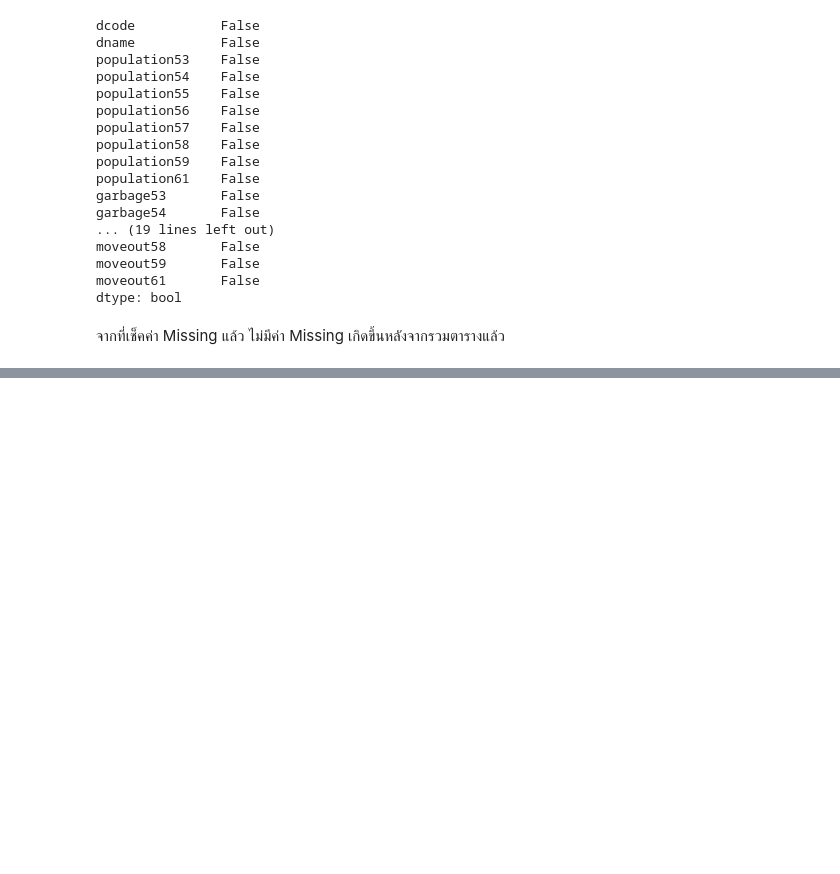
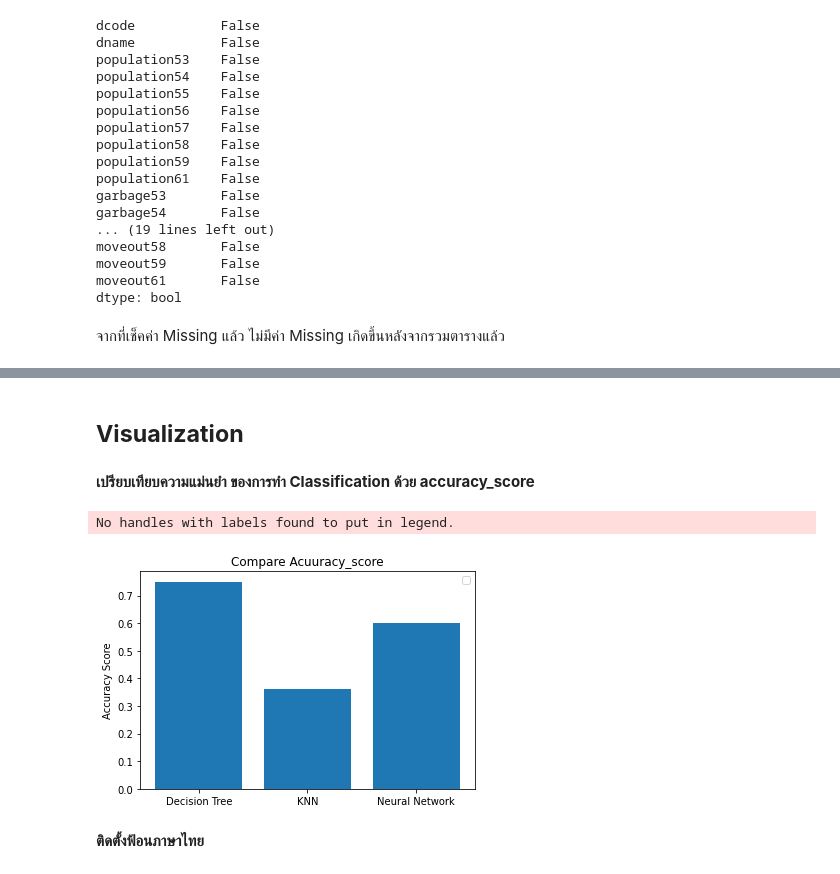
Before and after one commit to pondbaahh/DWDM21, a Jupyter notebook: Project_SUKUNA.ipynb, the cells around one changed output, grey strips where cells are left out. Cells and saved outputs as stored; diff of their text form; code cells hidden in the pictures; blank space fills up the shorter version.

```diff
--- a/Project_SUKUNA.ipynb
+++ b/Project_SUKUNA.ipynb
@@ -665,0 +1136,10 @@ dtype: bool
+# %%
+#Define
+neigh3_final = KNeighborsClassifier(n_neighbors=1)
+#Train
+neigh3_final.fit(X_train,y_train)
+#test
+knn3_final_result = neigh3_final.predict(X_test)
+# %%
+KNN = accuracy_score(y_test, knn3_final_result)
+KNN
@@ -665,0 +1190,9 @@ dtype: bool
+# %%
+perceptron2_final = MLPClassifier(random_state=6, max_iter=2000,hidden_layer_sizes=10,learning_rate_init=0.005)
+#Train
+perceptron2_final.fit(X_train,y_train)
+#Test
+perceptron2final_result = perceptron2_final.predict(X_test)
+# %%
+Neural = accuracy_score(y_test,perceptron2final_result)
+Neural
@@ -665,0 +1259,19 @@ dtype: bool
+# %% [markdown]
+## **Visualization**
+# %% [markdown]
+**เปรียบเทียบความแม่นยำ ของการทำ Classification ด้วย accuracy_score**
+# %%
+from matplotlib import pyplot as plt
+
+labels = ['Decision Tree', 'KNN', 'Neural Network']
+accuracy_Y = [DecisionTree,KNN,Neural]
+#plot
+plt.bar(labels,accuracy_Y)
+plt.ylabel('Accuracy Score')
+plt.title('Compare Acuuracy_score')
+plt.legend();
+# %% [output]
+No handles with labels found to put in legend.
+[figure, added]
+# %% [markdown]
+**ติดตั้งฟ้อนภาษาไทย**
```
Also changed, not shown: parts of 125 cells of this notebook.
